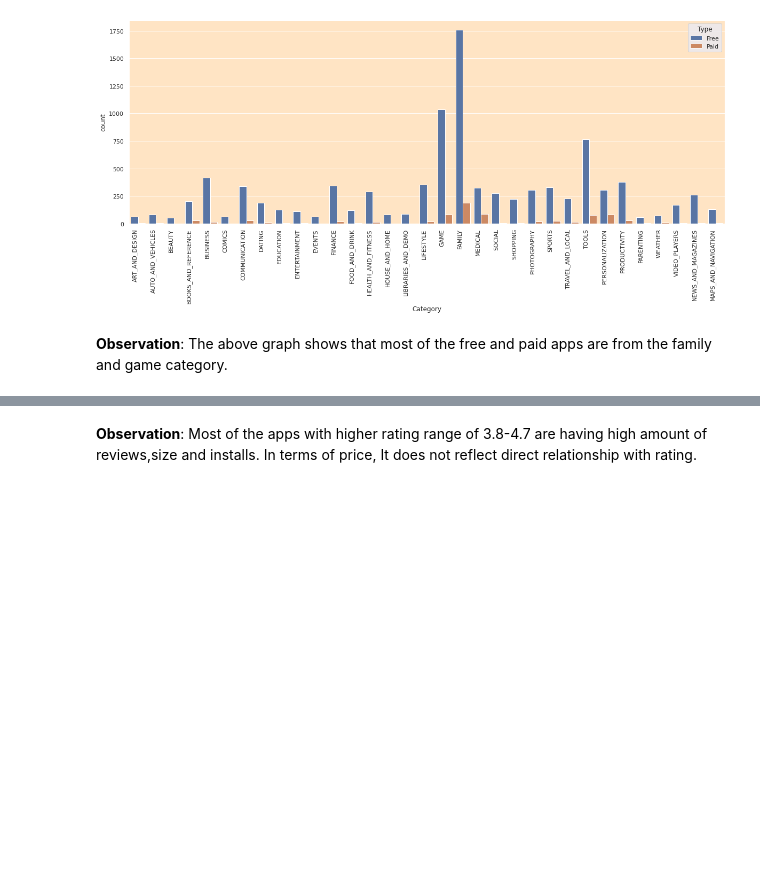
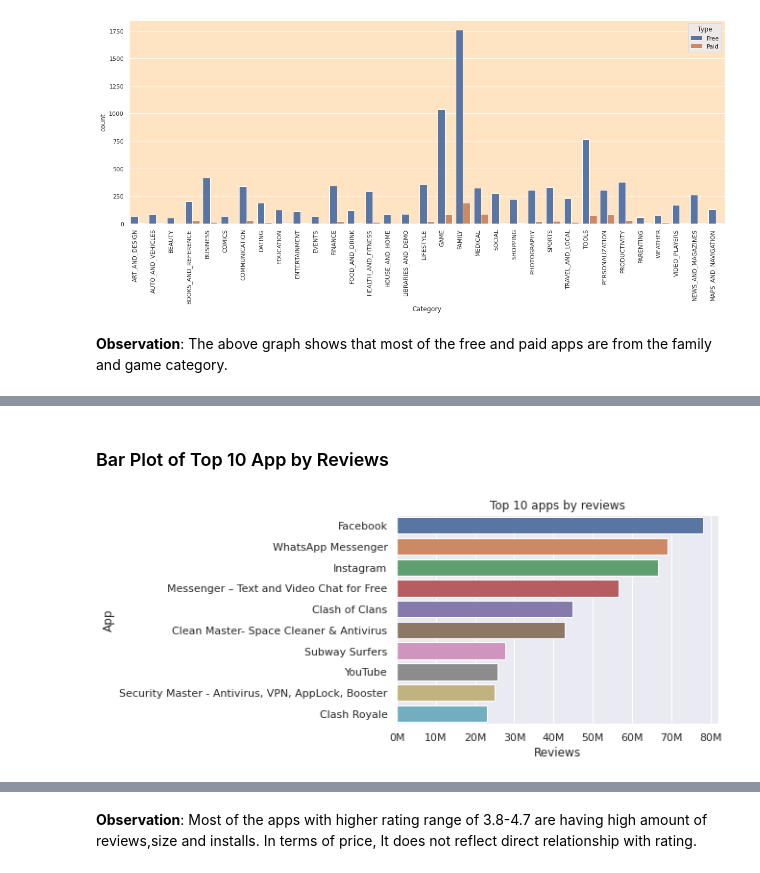
Before and after one commit to amit-kr-phe/Team-Capstone-Project-1-on-EDA, a Jupyter notebook: Individual_Notebook.ipynb, the cells around one changed output, grey strips where cells are left out. Saved outputs shown, nothing was run; the diff lists cells and outputs as text; code cells hidden in the pictures; blank space fills up the shorter version.

```diff
--- a/Individual_Notebook.ipynb
+++ b/Individual_Notebook.ipynb
@@ -477,0 +560,15 @@ plt.xticks(rotation=90,horizontalalignment='right');
+# %%
+# We observed that some apps have many entries having defferent reviews. So, now group by on apps and aggregate on reviews to obtain single entry.
+top_10_apps_by_reviews=df_1.groupby(['App']).agg({'Reviews': np.mean}).sort_values('Reviews',ascending=False).head(10)
+# %% [markdown]
+### Bar Plot of Top 10 App by Reviews
+# %%
+top_10_apps_by_reviews=top_10_apps_by_reviews.sort_values('Reviews',ascending=False)
+sns.set(style='darkgrid')
+g=sns.barplot(y=top_10_apps_by_reviews.index,x='Reviews',data=top_10_apps_by_reviews,orient='h')
+xlabels = ['{:,.0f}'.format(x) + 'M' for x in g.get_xticks()/1000000]
+g.set_xticklabels(xlabels)
+plt.xlabel('Reviews')
+plt.title('Top 10 apps by reviews');
+# %% [output]
+[figure, added]
```
Also changed, not shown: parts of 41 cells of this notebook.
